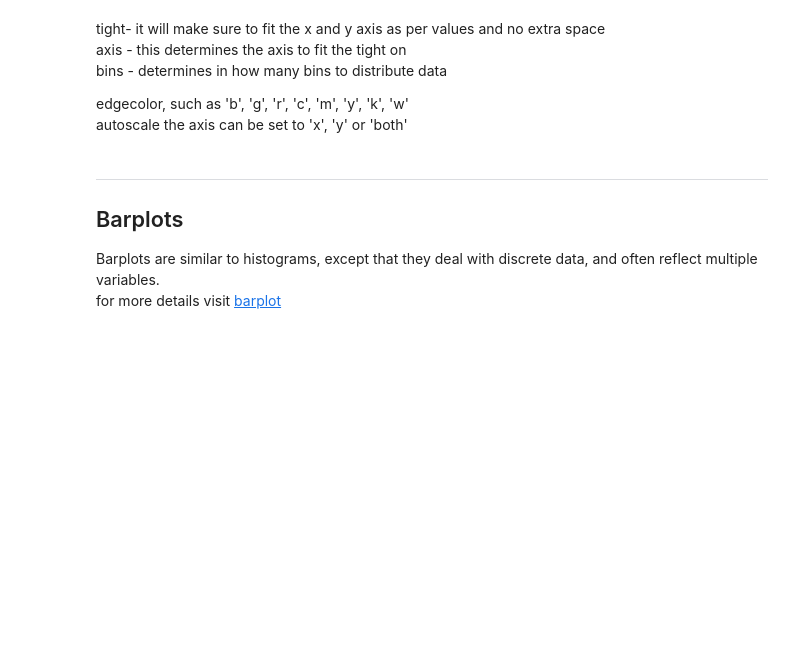
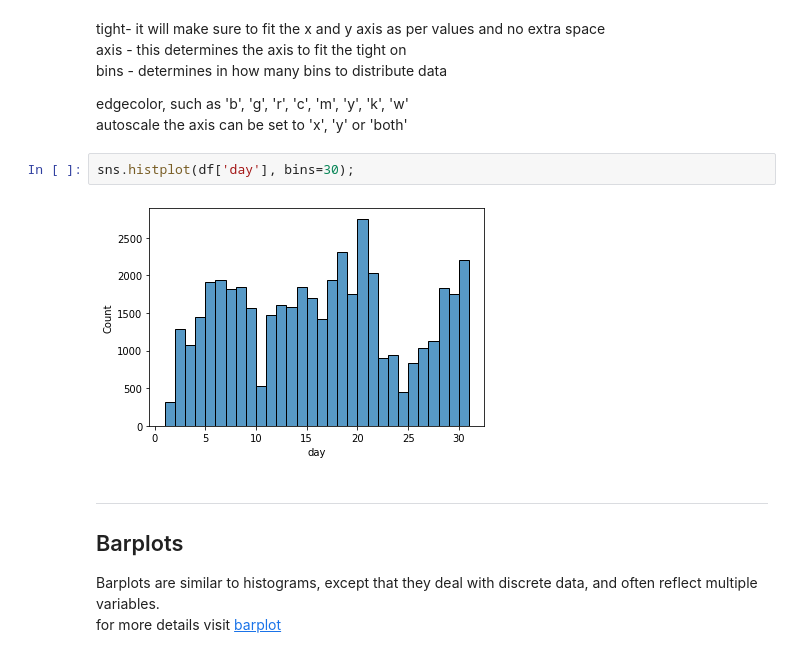
Before and after one commit to AbhinavJhanwar/Plots, a Jupyter notebook: eda-plots.ipynb, the cells around one changed output. Cells and saved outputs as stored; diff of their text form; blank space fills up the shorter version.

```diff
--- a/eda-plots.ipynb
+++ b/eda-plots.ipynb
@@ -84,6 +85,10 @@ bins - determines in how many bins to distribute data <br>
 
 edgecolor, such as 'b', 'g', 'r', 'c', 'm', 'y', 'k', 'w'<br>
 autoscale the axis can be set to 'x', 'y' or 'both'
+# %%
+sns.histplot(df['day'], bins=30);
+# %% [output]
+[figure, added]
 # %% [markdown]
 ___
 ## Barplots
```
Also changed, not shown: parts of 12 cells of this notebook, 1 other file.
